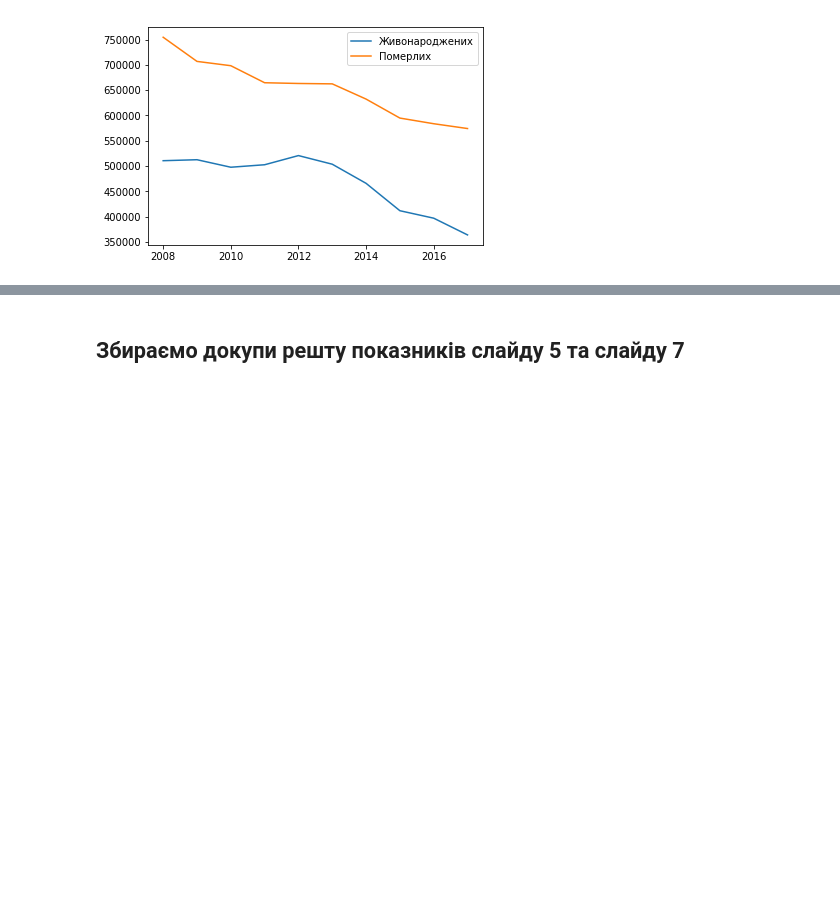
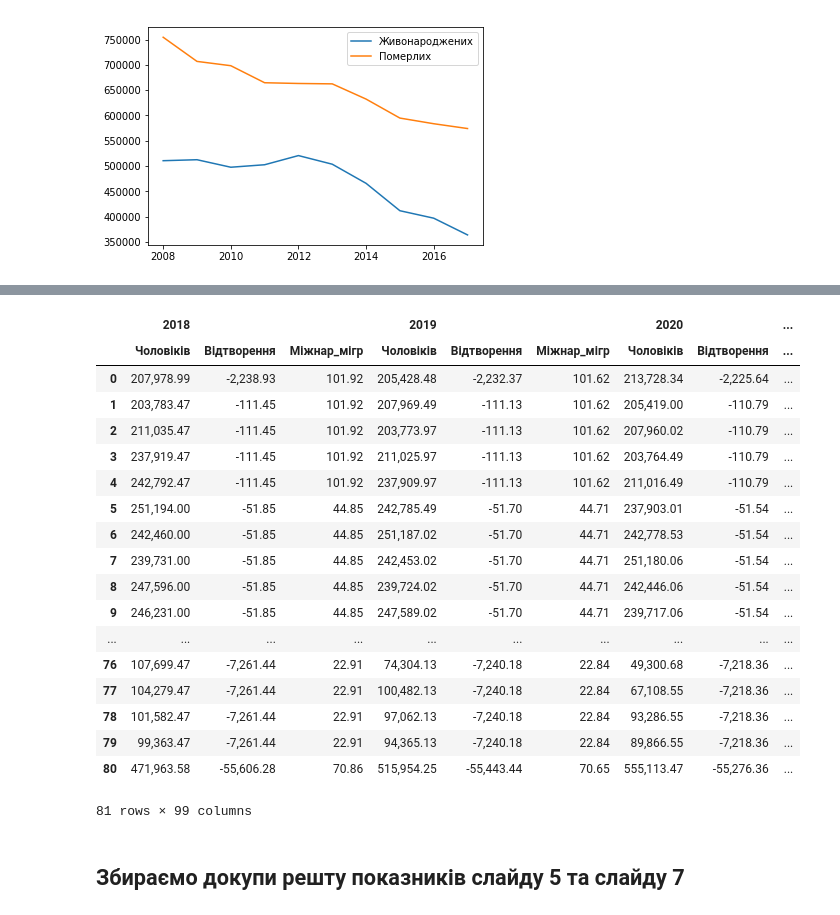
Before and after one commit to lukas1326/UkrViewPresentation, a Jupyter notebook: slide5_7/pop_model_AI_2017.ipynb, the cells around one changed output, grey strips where cells are left out. Drawn from its saved outputs; the diff is of its cells as text; code cells hidden in the pictures; blank space fills up the shorter version.

```diff
--- a/slide5_7/pop_model_AI_2017.ipynb
+++ b/slide5_7/pop_model_AI_2017.ipynb
@@ -369,4 +355,4 @@ def model(f_years,m_years,koef_fert,koef_migrant):
 
 
 
-    return female_next,male_next,pop_next_total,vidtvorennya_nas_f,narodzhennyh,pomer
+    return female_next,male_next,pop_next_total,vidtvorennya_nas_f,narodzhennyh,pomer,vidtvorennya_nas_m,migrant_f_years,migrant_m_years
@@ -445,3 +466,35 @@ def prognos_pomer(year,f_years,m_years,kfert):
+# %%
+def vidtvor_nas_m(year,f_years,m_years,kfert):
+    z=[]
+    ye=[]
+    pop_total=f_years.sum()+m_years.sum()
+    for i in range(len(kfert)):
+        fy=model(f_years,m_years,kfert[i],0.136060581939936)[0]
+        my=model(f_years,m_years,kfert[i],0.136060581939936)[1]
+        pt=model(f_years,m_years,kfert[i],0.136060581939936)[2]
+        z.append(model(f_years,m_years,kfert[i],0.136060581939936)[6])
+        f_years=fy
+        m_years=my
+        pop_total=pt
+        ye.append(year+1+i)
+
+    return pd.DataFrame(z,ye).T
+# %%
+def migrant_m_years(year,f_years,m_years,kfert):
+    z=[]
+    ye=[]
+    pop_total=f_years.sum()+m_years.sum()
+    for i in range(len(kfert)):
+        fy=model(f_years,m_years,kfert[i],0.136060581939936)[0]
+        my=model(f_years,m_years,kfert[i],0.136060581939936)[1]
+        pt=model(f_years,m_years,kfert[i],0.136060581939936)[2]
+        z.append(model(f_years,m_years,kfert[i],0.136060581939936)[8])
+        f_years=fy
+        m_years=my
+        pop_total=pt
+        ye.append(year+1+i)
+
+    return pd.DataFrame(z,ye).T
 # %% [markdown]
 ## Перевірка роботи моделі за даними 2013 року.
 # %% [markdown]
@@ -638,3 +724,31 @@ ukrstat.loc[['Живонароджених','Померлих']].T.plot.line()
+# %%
+vidt_m=vidtvor_nas_m(2017,f,m,kfert_good)
+migr_m=migrant_m_years(2017,f,m,kfert_good)
+# %%
+z_order = pd.Categorical(['Чоловіків','Відтворення', 'Міжнар_мігр'],ordered=True)
+table_m2017=pd.concat([opt_m,vidt_m, migr_m], axis=1, keys=z_order).reorder_levels([1,0],axis=1).sort_index(axis=1)
+table_m2017=table_m2017.reindex(columns=z_order,level=1)
+table_m2017
+# %% [output]
+|  | 2018 |  |  | 2019 |  |  | 2020 |  | ... |
+|  | Чоловіків | Відтворення | Міжнар_мігр | Чоловіків | Відтворення | Міжнар_мігр | Чоловіків | Відтворення | ... |
+| 0 | 207,978.99 | -2,238.93 | 101.92 | 205,428.48 | -2,232.37 | 101.62 | 213,728.34 | -2,225.64 | ... |
+| 1 | 203,783.47 | -111.45 | 101.92 | 207,969.49 | -111.13 | 101.62 | 205,419.00 | -110.79 | ... |
+| 2 | 211,035.47 | -111.45 | 101.92 | 203,773.97 | -111.13 | 101.62 | 207,960.02 | -110.79 | ... |
+| 3 | 237,919.47 | -111.45 | 101.92 | 211,025.97 | -111.13 | 101.62 | 203,764.49 | -110.79 | ... |
+| 4 | 242,792.47 | -111.45 | 101.92 | 237,909.97 | -111.13 | 101.62 | 211,016.49 | -110.79 | ... |
+| 5 | 251,194.00 | -51.85 | 44.85 | 242,785.49 | -51.70 | 44.71 | 237,903.01 | -51.54 | ... |
+| 6 | 242,460.00 | -51.85 | 44.85 | 251,187.02 | -51.70 | 44.71 | 242,778.53 | -51.54 | ... |
+| 7 | 239,731.00 | -51.85 | 44.85 | 242,453.02 | -51.70 | 44.71 | 251,180.06 | -51.54 | ... |
+| 8 | 247,596.00 | -51.85 | 44.85 | 239,724.02 | -51.70 | 44.71 | 242,446.06 | -51.54 | ... |
+| 9 | 246,231.00 | -51.85 | 44.85 | 247,589.02 | -51.70 | 44.71 | 239,717.06 | -51.54 | ... |
+| ... | ... | ... | ... | ... | ... | ... | ... | ... | ... |
+| 76 | 107,699.47 | -7,261.44 | 22.91 | 74,304.13 | -7,240.18 | 22.84 | 49,300.68 | -7,218.36 | ... |
+| 77 | 104,279.47 | -7,261.44 | 22.91 | 100,482.13 | -7,240.18 | 22.84 | 67,108.55 | -7,218.36 | ... |
+| 78 | 101,582.47 | -7,261.44 | 22.91 | 97,062.13 | -7,240.18 | 22.84 | 93,286.55 | -7,218.36 | ... |
+| 79 | 99,363.47 | -7,261.44 | 22.91 | 94,365.13 | -7,240.18 | 22.84 | 89,866.55 | -7,218.36 | ... |
+| 80 | 471,963.58 | -55,606.28 | 70.86 | 515,954.25 | -55,443.44 | 70.65 | 555,113.47 | -55,276.36 | ... |
+81 rows × 99 columns
 # %% [markdown]
 ## Збираємо докупи решту показників слайду 5 та слайду 7
 # %% [markdown]
```
Also changed, not shown: parts of 23 cells of this notebook, 2 other files.
